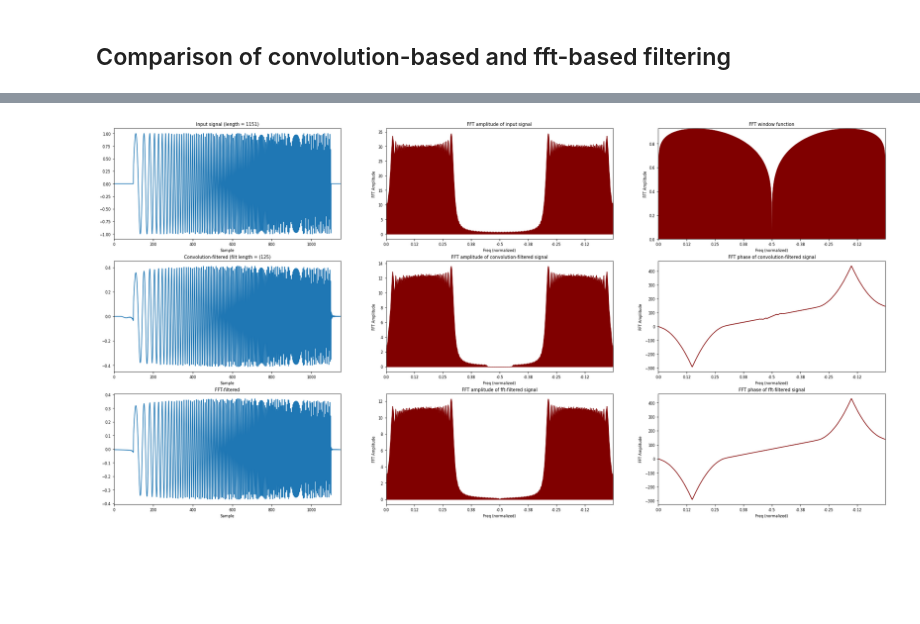
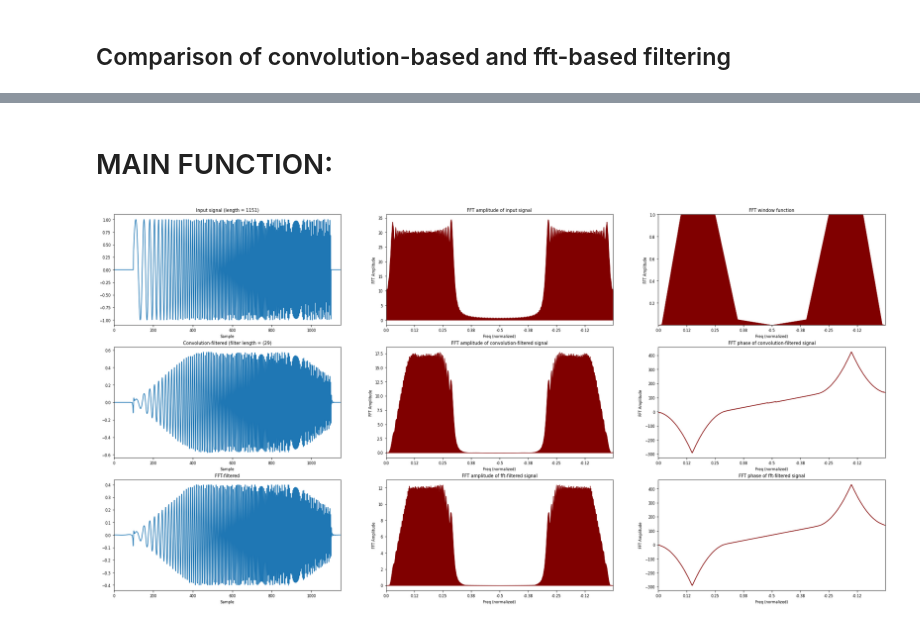
Before and after one commit to adamgogacz/time-series-processing, a Jupyter notebook: bandpass_filters.ipynb, the cells around one changed output, grey strips where cells are left out. Cells and saved outputs as stored; diff of their text form; code cells hidden in the pictures; blank space fills up the shorter version.

```diff
--- a/bandpass_filters.ipynb
+++ b/bandpass_filters.ipynb
@@ -85,7 +91,10 @@ def sinc(Nsamp:int=1001):
   fsinc=np.sinc(xarr)
   return fsinc
 # %%
-def genSweep(f0:float, f1:float, Nsamp:int):
-  x=np.linspace(0,1,Nsamp)
-  return np.concatenate((np.zeros(Nsamp//10),np.sin(np.pi/8+2.*np.pi*Nsamp*(f0*x+((f1-f0)/2.)*x**2)),np.zeros(Nsamp//20)))
+def genSweep(f0:float, f1:float, siglen:int):
+  'Linear sweep generator with front/back zero padding'
+  assert siglen > 3, 'Not enough samples to get things going'
+  assert f0 > 0 and f1 > f0 and f1 < 1, 'The following condition was not met: 0 < f0 < f1 < 1'
+  x=np.linspace(0,1,siglen)
+  return np.concatenate((np.zeros(siglen//10),np.sin(np.pi/8+2.*np.pi*siglen*(f0*x+((f1-f0)/2.)*x**2)),np.zeros(siglen//20)))
 # %%
@@ -94,2 +106,7 @@ def genSpike(k:int, Nsamp:int):
   x[k]=1
   return x
+# %%
+def applyFffFilt(sig:np.ndarray,fftwin:np.ndarray):
+  'Filtering in the frequency domain'
+  assert len(sig) == len(fftwin), 'Signal and window arrays must be equal size'
+  return np.real(ifft(fftwin*fft(sig)))/np.sqrt(2*np.pi)
@@ -183,24 +222,34 @@ def plotResults(sig:np.ndarray, sigfiltconv:np.ndarray, sigfiltfft:np.ndarray, f
+# %% [markdown]
+# MAIN FUNCTION:
 # %%
 def main():
-    mu_1=0.0;         mu_2=0.3
-    sigma_1=0.35;     sigma_2=0.05
-    #--- generate signal
-    f0=0.015; f1=0.3; Nsamp=1001; signal=genSweep(f0,f1,Nsamp) # sweep
-      # k=100; Nsamp=1001; signal=genSpike(k,Nsamp) # spike
-      # Nsamp=1001; signal=sinc(Nsamp) # sinc
-    #--- get fft window
-    # sig, sigfiltconv, sigfiltfft, WIN = cdf_diff(sig=signal, loc1=mu_1, scale1=sigma_1, loc2=mu_2, scale2=sigma_2)
-    # fftwin = gauss(filtlen=len(signal), loc=mu_1, scale=sigma_1)
-    # fftwin = sine_nthroot(filtlen=len(signal),nroot=5)
-    # fftwin = cos_nthroot(filtlen=len(signal),nroot=1)
-    fftwin = cos_nthroot(filtlen=len(signal),nroot=5)*sine_nthroot(filtlen=len(signal),nroot=15)
-    #--- apply fft and convolution filters
-    sigfiltfft = applyFffFilt(sig=signal, fftwin=fftwin)
-    fracuse=0.75; sigfiltconv, filtconv = applyConvFilt(sig=signal, fftwin=fftwin, threshold=fracuse)
-    #--- plot results
-    plotResults(sig=signal, sigfiltconv=sigfiltconv, sigfiltfft=sigfiltfft, fftwin=fftwin, filtconv=filtconv)
+  'Filter testing utility. All frequencies are normalized between 0 and 0.5 = Nyquist.'
+  #==============================
+  # STEP 1: generate signal
+  #==============================
+  signal=genSweep(f0=0.015,f1=0.3,siglen=1001) # sweep
+  # signal=genSpike(k=100,siglen=1001) # spike
+  # signal=sinc(siglen=1021) # sinc
+  #==============================
+  # STEP 2: select fft window
+  #==============================
+  # fftwin = cdf_diff(winlen=len(signal), loc1=0.05, scale1=0.1, loc2=0.5, scale2=1)
+  # fftwin = gauss(winlen=len(signal), loc=0.25, scale=0.2)
+  # fftwin = sin_nthroot(winlen=len(signal),nroot=5)
+  # fftwin = cos_nthroot(winlen=len(signal),nroot=1/3)
+  # fftwin = sin_nthroot(winlen=len(signal),nroot=5)*cos_nthroot(winlen=len(signal),nroot=1/2)
+  fftwin = trapezoid(winlen=len(signal), a0=0.005, loc0=0.015, loc1=0.1, loc2=0.25, loc3=0.35, a1=0.05, smoothlen=3)
+  #==============================
+  # STEP 3: apply fft and convolution filters
+  #==============================
+  sigfiltfft = applyFffFilt(sig=signal, fftwin=fftwin)
+  fracuse=0.95; sigfiltconv, filtconv = applyConvFilt(sig=signal, fftwin=fftwin, threshold=fracuse, minlen=21)
+  #==============================
+  # STEP 4: plot results
+  #==============================
+  plotResults(sig=signal, sigfiltconv=sigfiltconv, sigfiltfft=sigfiltfft, fftwin=fftwin, filtconv=filtconv)
 
 if __name__=="__main__":
     main()
 # %% [output]
-[figure, old version]
+[figure, new version]
```
Also changed, not shown: parts of 14 cells of this notebook.
